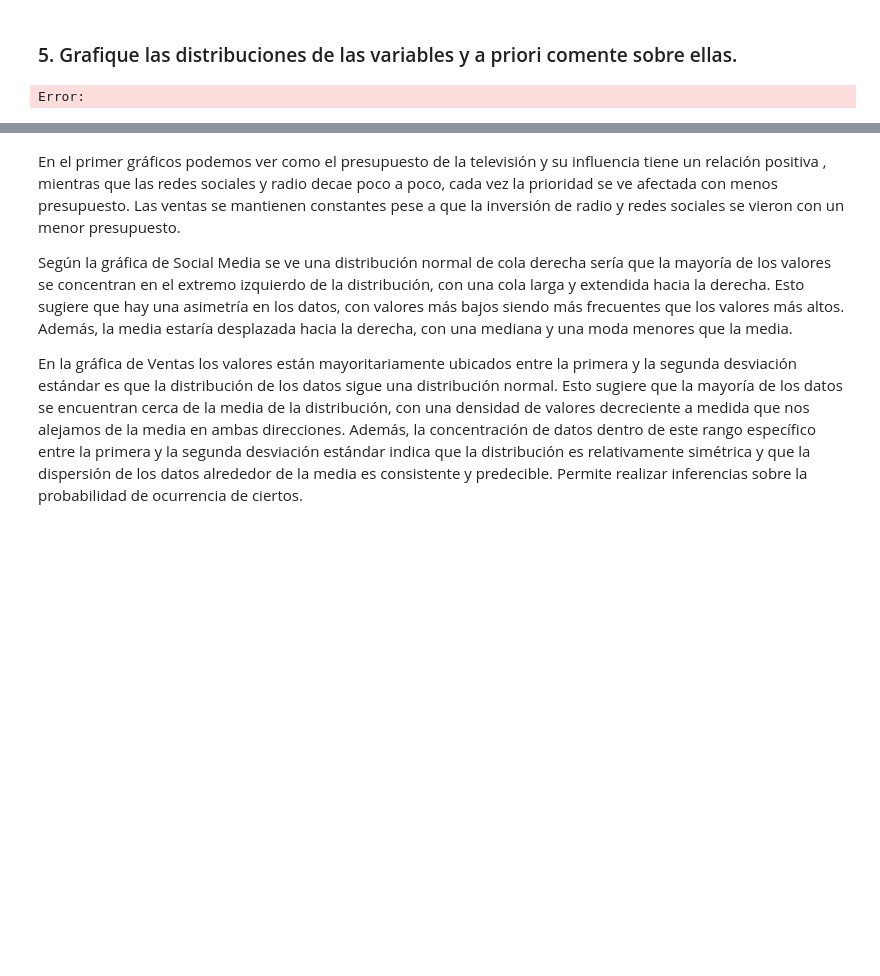
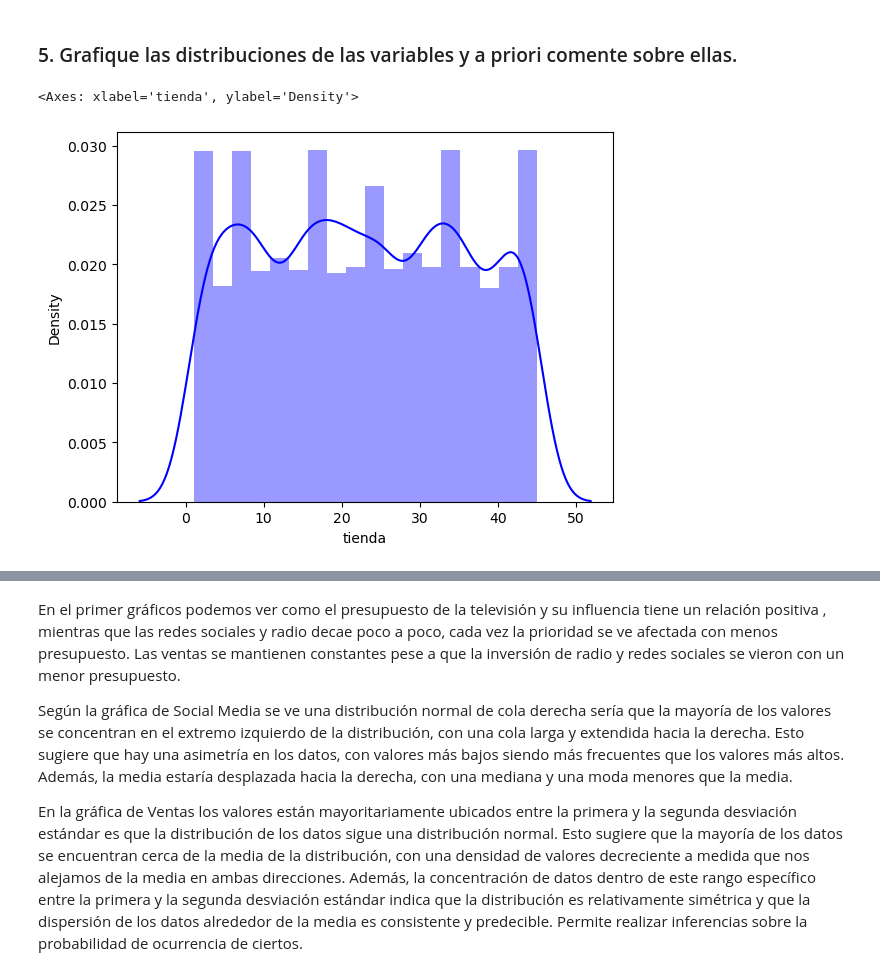
Before and after one commit to aberazo011296/S4-CASOPRACTICO-BDDFINAL, a Jupyter notebook: S4- CASO PRACTICO-BDD FINAL_Equipo3.ipynb, the cells around one changed output, grey strips where cells are left out. Drawn from its saved outputs; the diff is of its cells as text; code cells hidden in the pictures; blank space fills up the shorter version.

```diff
--- a/S4- CASO PRACTICO-BDD FINAL_Equipo3.ipynb
+++ b/S4- CASO PRACTICO-BDD FINAL_Equipo3.ipynb
@@ -49,0 +52,3 @@ df.rename({ 'Store':'tienda', 'Date': 'fecha', 'Weekly_Sales':'ventas_semanales'
+# %%
+df[['dia', 'mes', 'anio']] = df['fecha'].str.split('-', expand=True)
+df
@@ -128,4 +177,0 @@ Error:
-# %%
-# Ahora removemos aquellas observaciones que se encuentran por fuera del rango: 1.5 x IOR
-df = df[~((df['Social_Media'] < (Q1 - 1.5 * IQR)) |(df['Social_Media'] > (Q3 + 1.5 * IQR)))]
-df.shape
@@ -133,0 +178,17 @@ Error:
+# %%
+# Calculamos el Quartil 1 y Quartil 3 que son aquellos que nos permiten estimar los límites de los datos atípicos
+Q1 = df['desempleo'].quantile(0.25)
+Q3 = df['desempleo'].quantile(0.75)
+
+print("Q1: ")
+print(Q1)
+print("Q3: ")
+print(Q3)
+
+IQR = Q3 - Q1  #rango intercuartil
+print("IQR: ")
+print(IQR)
+
+# Ahora removemos aquellas observaciones que se encuentran por fuera del rango: 1.5 x IOR
+df = df[~((df['desempleo'] < (Q1 - 1.5 * IQR)) |(df['desempleo'] > (Q3 + 1.5 * IQR)))]
+df.shape
@@ -133,0 +203,17 @@ Error:
+# %%
+# Calculamos el Quartil 1 y Quartil 3 que son aquellos que nos permiten estimar los límites de los datos atípicos
+Q1 = df['temperatura'].quantile(0.25)
+Q3 = df['temperatura'].quantile(0.75)
+
+print("Q1: ")
+print(Q1)
+print("Q3: ")
+print(Q3)
+
+IQR = Q3 - Q1  #rango intercuartil
+print("IQR: ")
+print(IQR)
+
+# Ahora removemos aquellas observaciones que se encuentran por fuera del rango: 1.5 x IOR
+df = df[~((df['temperatura'] < (Q1 - 1.5 * IQR)) |(df['temperatura'] > (Q3 + 1.5 * IQR)))]
+df.shape
@@ -134,7 +228,8 @@ Error:
 # %% [markdown]
 ### 5. Grafique las distribuciones de las variables y a priori comente sobre ellas.
 # %%
-sns.distplot(df['TV'],color="blue")
+sns.distplot(df['tienda'],color="blue")
 # %% [output]
-Error:
+<Axes: xlabel='tienda', ylabel='Density'>
+[figure, added]
 # %%
```
Also changed, not shown: parts of 19 cells of this notebook.
